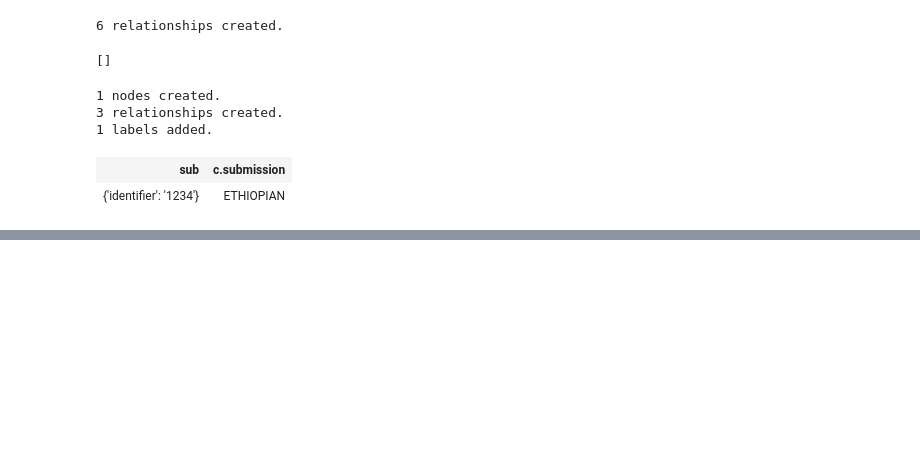
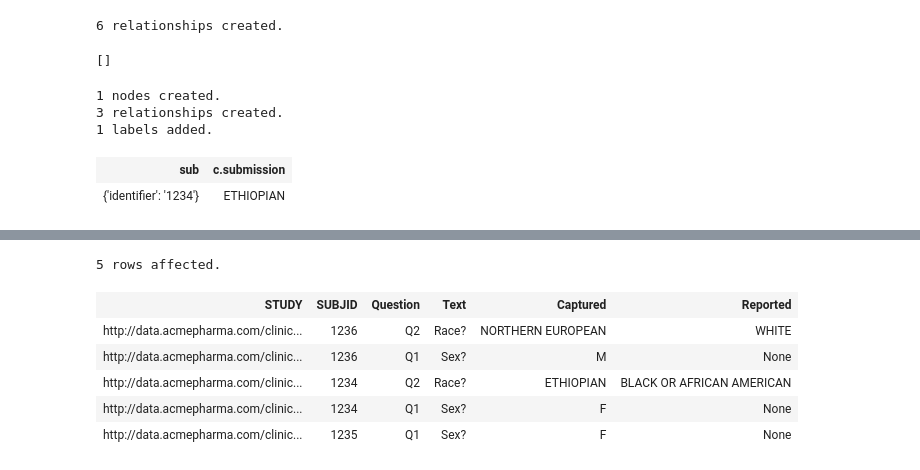
Before and after one commit to daveih/LinkedDataClub, a Jupyter notebook: Linked Data I.ipynb, the cells around one changed output, grey strips where cells are left out. Saved outputs shown, nothing was run; the diff lists cells and outputs as text; code cells hidden in the pictures; blank space fills up the shorter version.

```diff
--- a/Linked Data I.ipynb
+++ b/Linked Data I.ipynb
@@ -497,0 +679,16 @@ Note we need the bit to restrict to the RACE codelist
+# %%
+%%cypher http://neo4j:ld123@localhost:7474
+  MATCH (s:Study {identifier: 'http://data.acmepharma.com/clinicaltrial/12345'})<-[:PARTICIPATES_IN]-(sub:Subject)
+  MATCH (sub)-[:RESPONDED]->(r:Response)-[:TO]->(q:Question)
+  MATCH (sub)-[:RESPONDED]->(r:Response)-[:VALUE]->(c:Concept)
+  OPTIONAL MATCH (c)<-[:NARROWER]-(rep:Concept)<-[:NARROWER]-(rep2:Concept)
+  RETURN DISTINCT s.identifier as STUDY, sub.identifier as SUBJID, q.identifier as Question, q.question_text as Text,
+    c.submission as Captured, rep.submission as Reported
+# %% [output]
+5 rows affected.
+| STUDY | SUBJID | Question | Text | Captured | Reported |
+| http://data.acmepharma.com/clinic... | 1236 | Q2 | Race? | NORTHERN EUROPEAN | WHITE |
+| http://data.acmepharma.com/clinic... | 1236 | Q1 | Sex? | M | None |
+| http://data.acmepharma.com/clinic... | 1234 | Q2 | Race? | ETHIOPIAN | BLACK OR AFRICAN AMERICAN |
+| http://data.acmepharma.com/clinic... | 1234 | Q1 | Sex? | F | None |
+| http://data.acmepharma.com/clinic... | 1235 | Q1 | Sex? | F | None |
```
Also changed, not shown: parts of 44 cells of this notebook.
